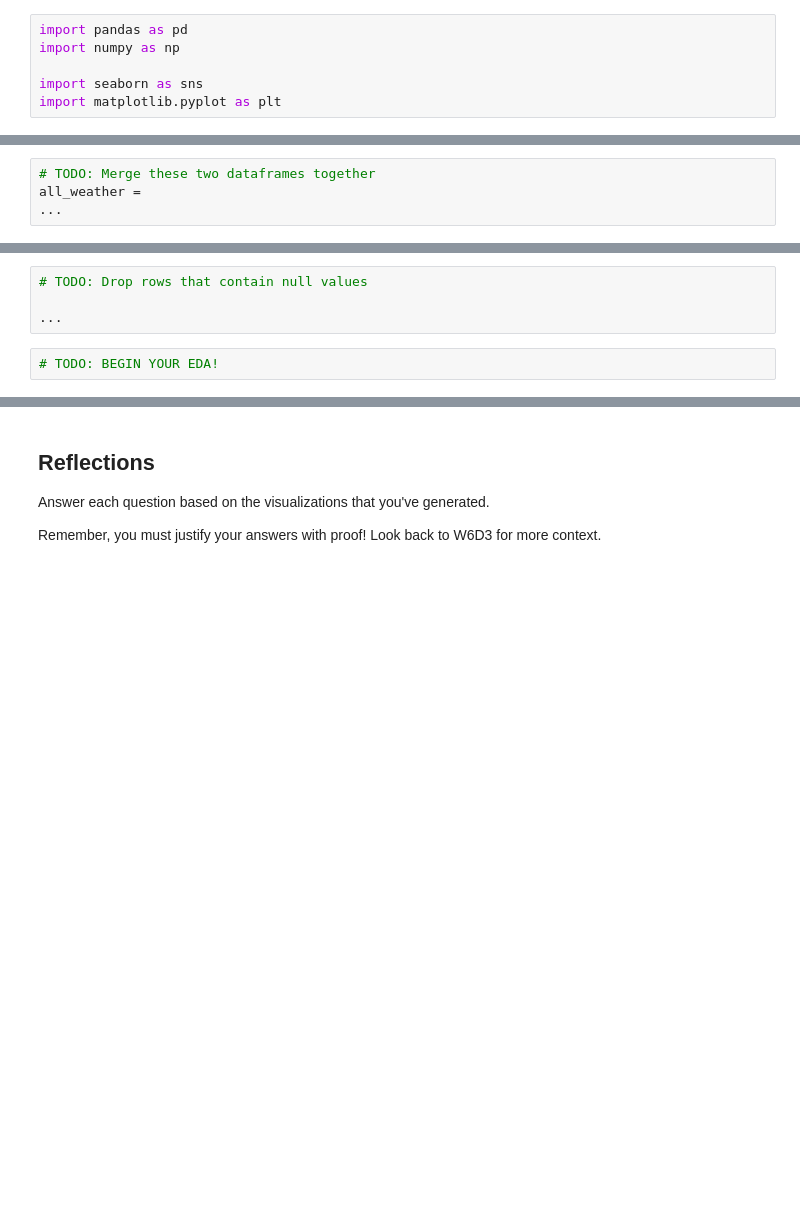
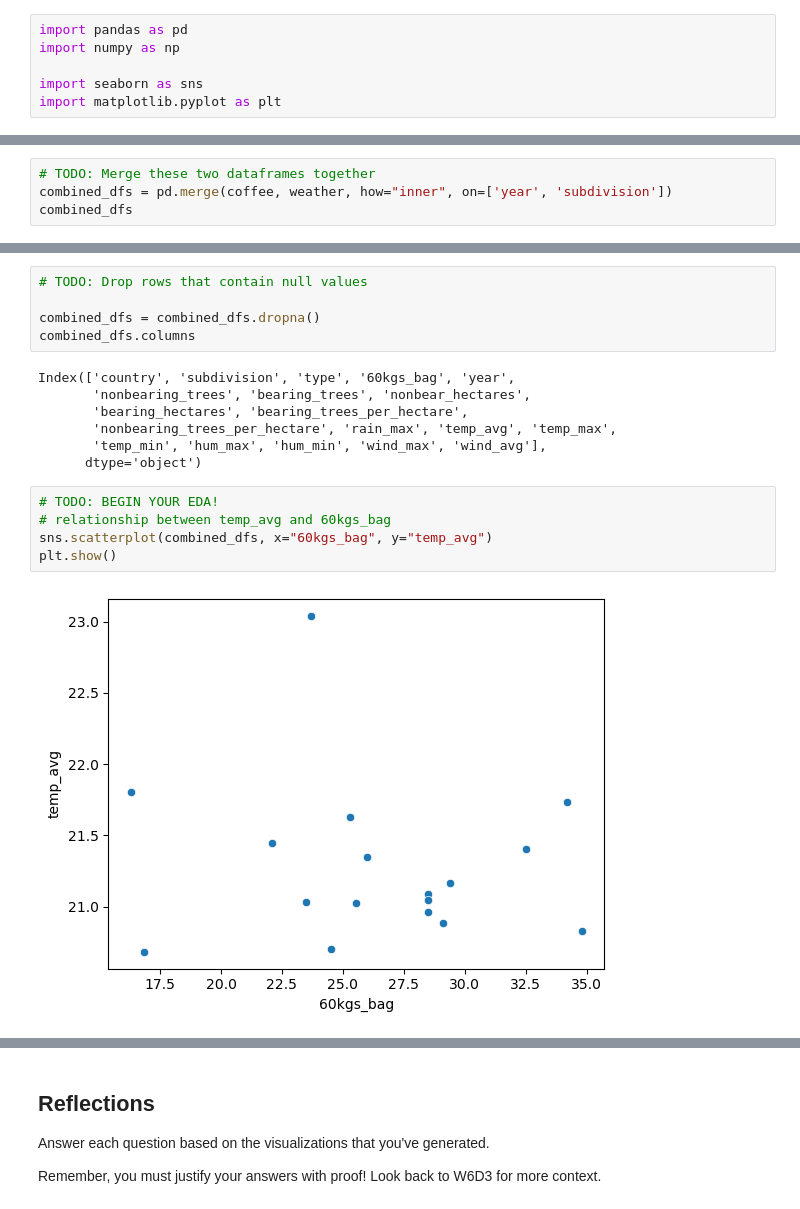
Before and after one commit to grullon-mina/Coffee-Weather-Data-Analysis, a Jupyter notebook: notebooks/analysis.ipynb, the cells around one changed output, grey strips where cells are left out. Saved outputs shown, nothing was run; the diff lists cells and outputs as text; blank space fills up the shorter version.

```diff
--- a/notebooks/analysis.ipynb
+++ b/notebooks/analysis.ipynb
@@ -21,4 +19,4 @@ FileNotFoundError: [Errno 2] No such file or directory: '../data/weather/coffee_
 # %%
 # TODO: Merge these two dataframes together
-all_weather =
-...
+combined_dfs = pd.merge(coffee, weather, how="inner", on=['year', 'subdivision'])
+combined_dfs
@@ -33,6 +77,19 @@ all_weather =
 # %%
 # TODO: Drop rows that contain null values
 
-...
+combined_dfs = combined_dfs.dropna()
+combined_dfs.columns
+# %% [output]
+Index(['country', 'subdivision', 'type', '60kgs_bag', 'year',
+       'nonbearing_trees', 'bearing_trees', 'nonbear_hectares',
+       'bearing_hectares', 'bearing_trees_per_hectare',
+       'nonbearing_trees_per_hectare', 'rain_max', 'temp_avg', 'temp_max',
+       'temp_min', 'hum_max', 'hum_min', 'wind_max', 'wind_avg'],
+      dtype='object')
 # %%
 # TODO: BEGIN YOUR EDA!
+# relationship between temp_avg and 60kgs_bag
+sns.scatterplot(combined_dfs, x="60kgs_bag", y="temp_avg")
+plt.show()
+# %% [output]
+[figure, added]
```
Also changed, not shown: parts of 15 cells of this notebook, 1 other file.
